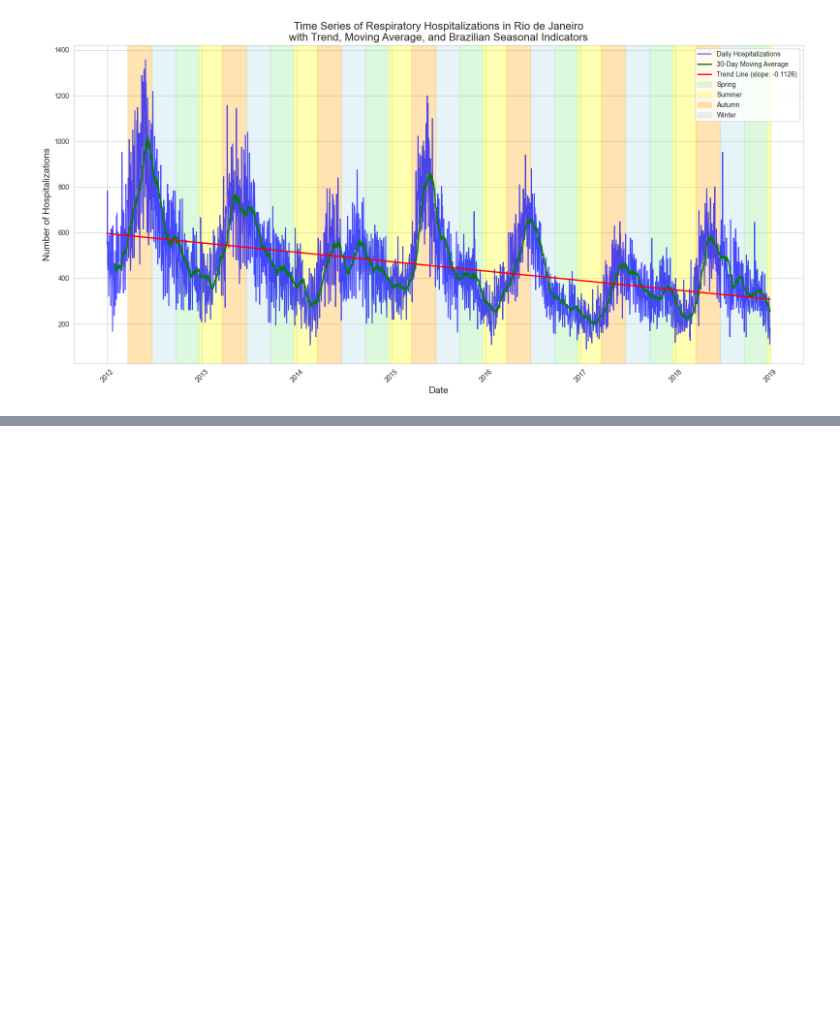
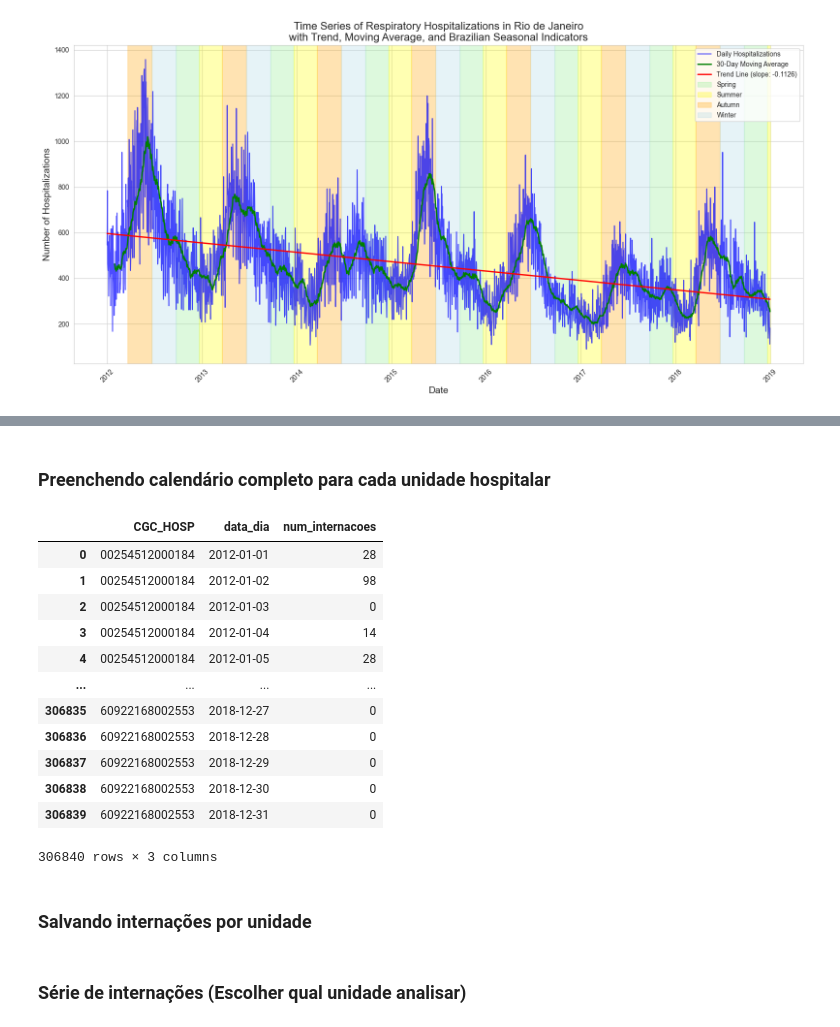
Before and after one commit to AILAB-CEFET-RJ/qualiar, a Jupyter notebook: Code/2 - TreatRawData/DataSus/treat_raw_hospitalizations.ipynb, the cells around one changed output, grey strips where cells are left out. Drawn from its saved outputs; the diff is of its cells as text; code cells hidden in the pictures; blank space fills up the shorter version.

```diff
--- a/Code/2 - TreatRawData/DataSus/treat_raw_hospitalizations.ipynb
+++ b/Code/2 - TreatRawData/DataSus/treat_raw_hospitalizations.ipynb
@@ -337,0 +391,44 @@ plt.show()
+# %% [markdown]
+### Preenchendo calendário completo para cada unidade hospitalar
+# %%
+idx_full_hospital = pd.date_range(
+    internacoes_diario_hospital['data_dia'].min(),
+    internacoes_diario_hospital['data_dia'].max(),
+    freq='D',
+)
+
+hospitais = (
+    internacoes_diario_hospital['CGC_HOSP']
+    .drop_duplicates()
+    .sort_values()
+)
+
+idx_hospital_dia = pd.MultiIndex.from_product(
+    [hospitais, idx_full_hospital],
+    names=['CGC_HOSP', 'data_dia'],
+)
+
+internacoes_diario_hospital = (
+    internacoes_diario_hospital
+    .set_index(['CGC_HOSP', 'data_dia'])
+    .reindex(idx_hospital_dia, fill_value=0)
+    .reset_index()
+)
+
+display(internacoes_diario_hospital)
+# %% [output]
+|  | CGC_HOSP | data_dia | num_internacoes |
+| 0 | 00254512000184 | 2012-01-01 | 28 |
+| 1 | 00254512000184 | 2012-01-02 | 98 |
+| 2 | 00254512000184 | 2012-01-03 | 0 |
+| 3 | 00254512000184 | 2012-01-04 | 14 |
+| 4 | 00254512000184 | 2012-01-05 | 28 |
+| ... | ... | ... | ... |
+| 306835 | 60922168002553 | 2018-12-27 | 0 |
+| 306836 | 60922168002553 | 2018-12-28 | 0 |
+| 306837 | 60922168002553 | 2018-12-29 | 0 |
+| 306838 | 60922168002553 | 2018-12-30 | 0 |
+| 306839 | 60922168002553 | 2018-12-31 | 0 |
+306840 rows × 3 columns
+# %% [markdown]
+### Salvando internações por unidade
@@ -337,0 +446,2 @@ plt.show()
+# %% [markdown]
+### Série de internações (Escolher qual unidade analisar)
```
Also changed, not shown: parts of 17 cells of this notebook, 16 other files.
